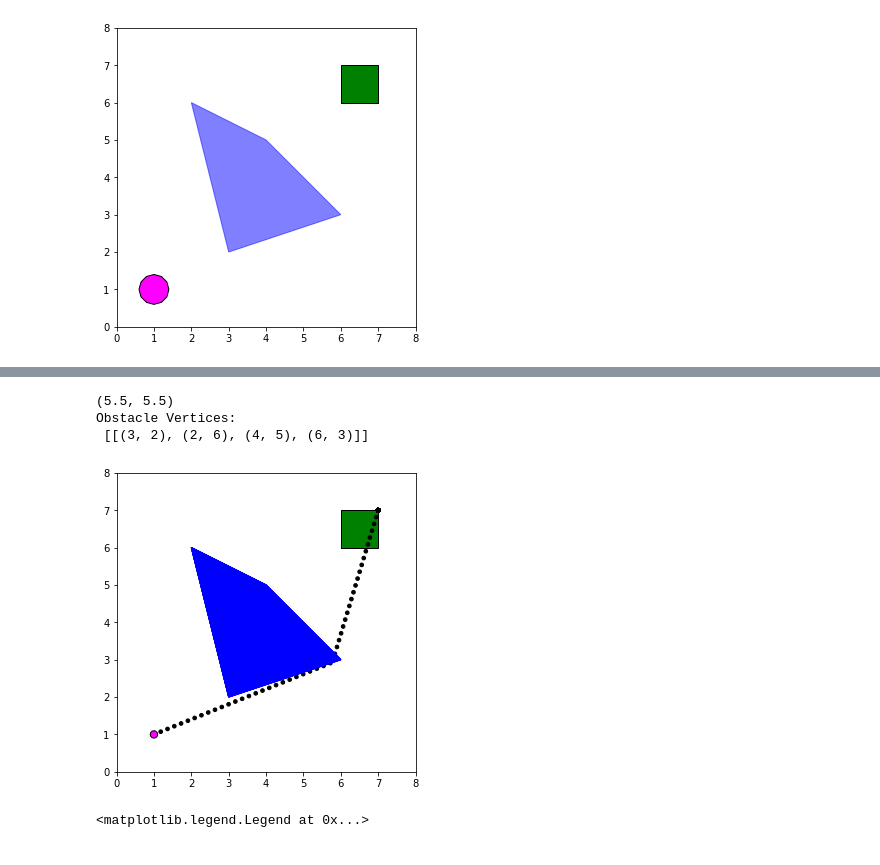
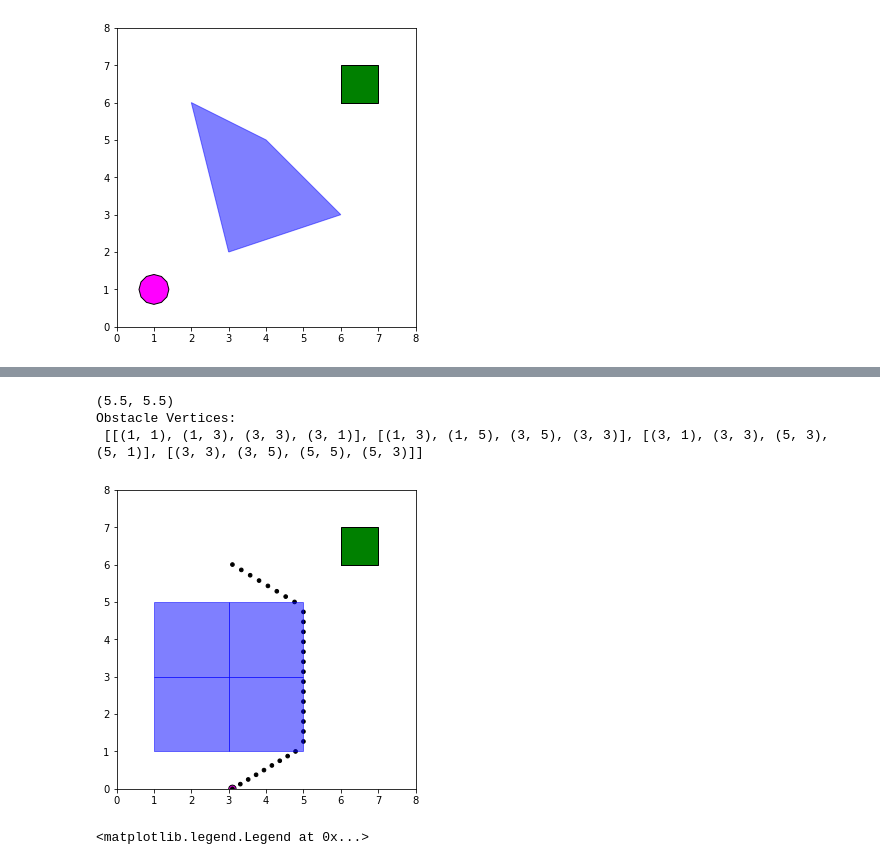
Before and after one commit to mschoder/autonomous-motion-planning, a Jupyter notebook: working_gurobi_code.ipynb, the cells around one changed output, grey strips where cells are left out. Drawn from its saved outputs; the diff is of its cells as text; code cells hidden in the pictures.

```diff
--- a/working_gurobi_code.ipynb
+++ b/working_gurobi_code.ipynb
@@ -126,6 +34,20 @@ Best objective 1.841493490008e+00, best bound 1.841493490008e+00, gap 0.0000%
-# %%
-path_list = []
-for t in time:
-#     x_val.append(x[t].x)
-#     y_val.append(y[t].x)
-    path_list.append((x[t].x, y[t].x))
+# %%
+start = (3.1,0)
+goal = [(3.1,6),(2.9,6),(2.9,5.8),(3.1,5.8)]
+N = 30
+timestep = 1
+V_max = 1
+buffer = 1e-4
+bounds = (0, 0, 8, 8)
+
+# obs_list = [[(3,2), (2,6), (4,5), (6,3)]]
+# obs_list = [[(1,3), (5,2), (4,3)], [(3,6), (3,4), (7,3)]]
+# obs_list = buff_obs
+# obs_list = [[(1,3), (5,2), (4,3)], [(3,6), (3,4), (7,3)]]
+obs_list = [[(1,1), (1,3), (3,3), (3,1)],
+            [(1,3), (1,5), (3,5), (3,3)],
+            [(3,1), (3,3), (5,3), (5,1)],
+            [(3,3), (3,5), (5,5), (5,3)]]
+
+
+m, x, y = create_model(start, goal, obs_list, bounds, N, timestep, V_max, buffer)
@@ -132,18 +74,23 @@ for t in time:
 # %%
-# Redefine obstacles with radius of droid; treat droid as a point robot
-ax = plot_env([Polygon(obs_list[0])], start, goal, bounds)
+path_list = []
+for t in range(len(x)):
+    path_list.append((x[t].x, y[t].x))
+
+##### Redefine obstacles with radius of droid; treat droid as a point robot
+goal = [(6,6), (6,7), (7,7), (7, 6)]
+ax = plot_env(obs_list, start, goal, bounds, Environment(None))
 
 for pt in path_list:
     t_pt = Point(pt).buffer(0.05, resolution=3)
     plot_poly(ax, t_pt, 'black')
 
 
 print('Obstacle Vertices: \n', obs_list)
 # %% [output]
 (5.5, 5.5)
 Obstacle Vertices:
- [[(3, 2), (2, 6), (4, 5), (6, 3)]]
+ [[(1, 1), (1, 3), (3, 3), (3, 1)], [(1, 3), (1, 5), (3, 5), (3, 3)], [(3, 1), (3, 3), (5, 3), (5, 1)], [(3, 3), (3, 5), (5, 5), (5, 3)]]
-[figure, old version]
+[figure, new version]
 # %%
 # Test JSON obstacle file
 
```
Also changed, not shown: parts of 17 cells of this notebook, 7 other files.
